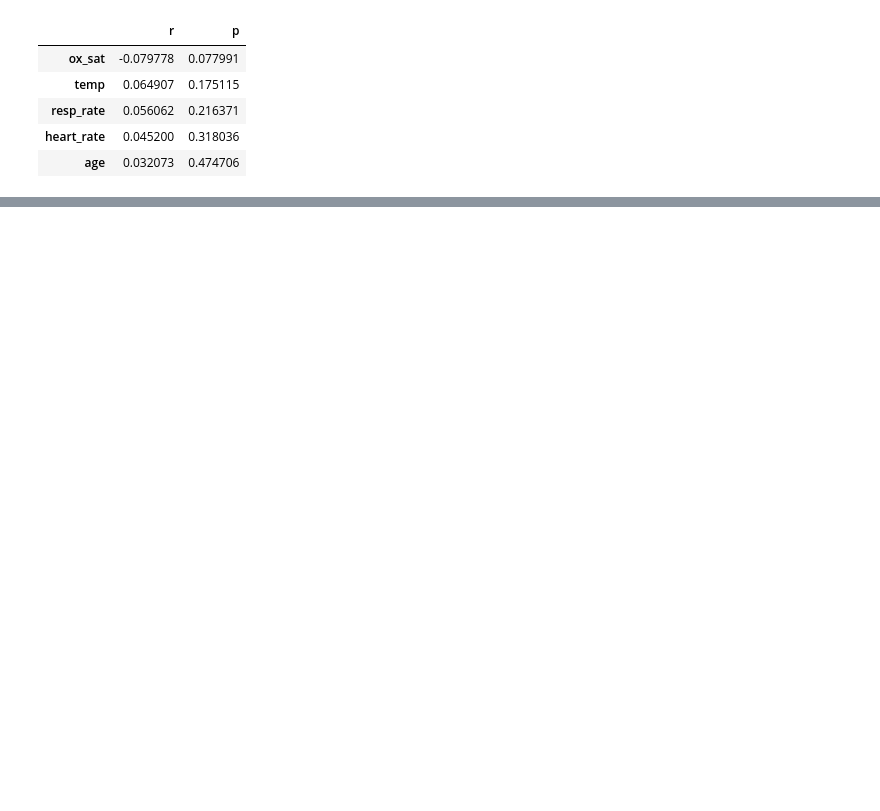
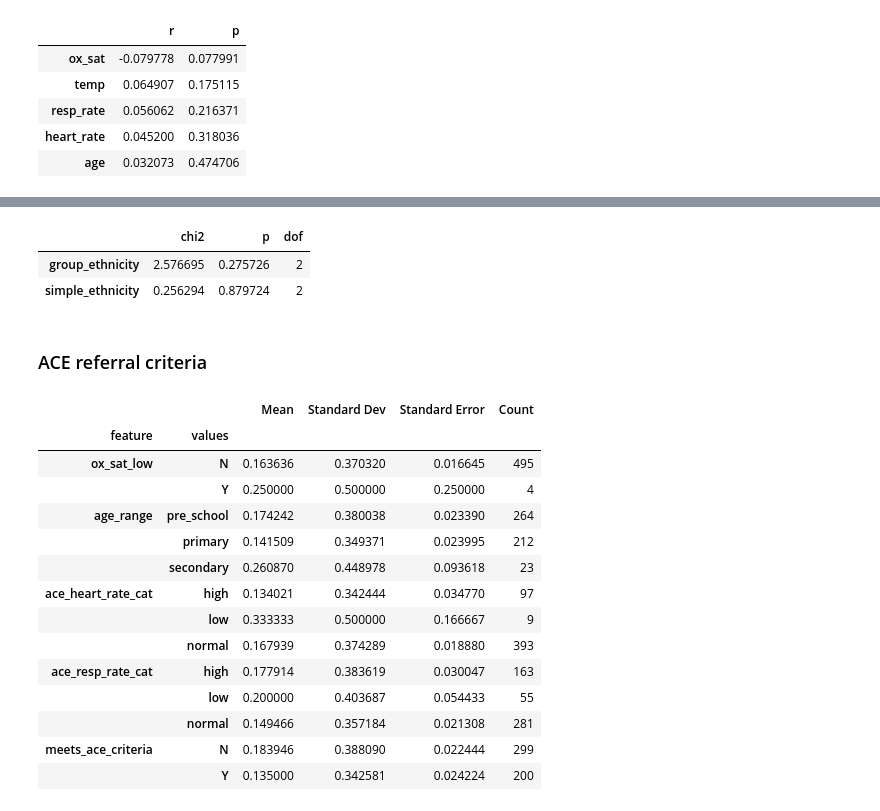
Before and after one commit to btcooper22/ace_project, a Jupyter notebook: exploration/exploration.ipynb, the cells around one changed output, grey strips where cells are left out. Saved outputs shown, nothing was run; the diff lists cells and outputs as text; code cells hidden in the pictures; blank space fills up the shorter version.

```diff
--- a/exploration/exploration.ipynb
+++ b/exploration/exploration.ipynb
@@ -337,0 +399,28 @@ not significant
+# %%
+(chi2_stats.iloc[13:15,:].sort_values("p")
+ .style.apply(highlight_significant, ncol=3, axis=1))
+# %% [output]
+|  | chi2 | p | dof |
+| group_ethnicity | 2.576695 | 0.275726 | 2 |
+| simple_ethnicity | 0.256294 | 0.879724 | 2 |
+# %% [markdown]
+### ACE referral criteria
+# %%
+cat_feature_stats.iloc[36:49,:].style.apply(highlight_low_high,
+                              axis=1)
+# %% [output]
+|  |  | Mean | Standard Dev | Standard Error | Count |
+| feature | values |  |  |  |  |
+| ox_sat_low | N | 0.163636 | 0.370320 | 0.016645 | 495 |
+|  | Y | 0.250000 | 0.500000 | 0.250000 | 4 |
+| age_range | pre_school | 0.174242 | 0.380038 | 0.023390 | 264 |
+|  | primary | 0.141509 | 0.349371 | 0.023995 | 212 |
+|  | secondary | 0.260870 | 0.448978 | 0.093618 | 23 |
+| ace_heart_rate_cat | high | 0.134021 | 0.342444 | 0.034770 | 97 |
+|  | low | 0.333333 | 0.500000 | 0.166667 | 9 |
+|  | normal | 0.167939 | 0.374289 | 0.018880 | 393 |
+| ace_resp_rate_cat | high | 0.177914 | 0.383619 | 0.030047 | 163 |
+|  | low | 0.200000 | 0.403687 | 0.054433 | 55 |
+|  | normal | 0.149466 | 0.357184 | 0.021308 | 281 |
+| meets_ace_criteria | N | 0.183946 | 0.388090 | 0.022444 | 299 |
+|  | Y | 0.135000 | 0.342581 | 0.024224 | 200 |
```
Also changed, not shown: parts of 27 cells of this notebook.
